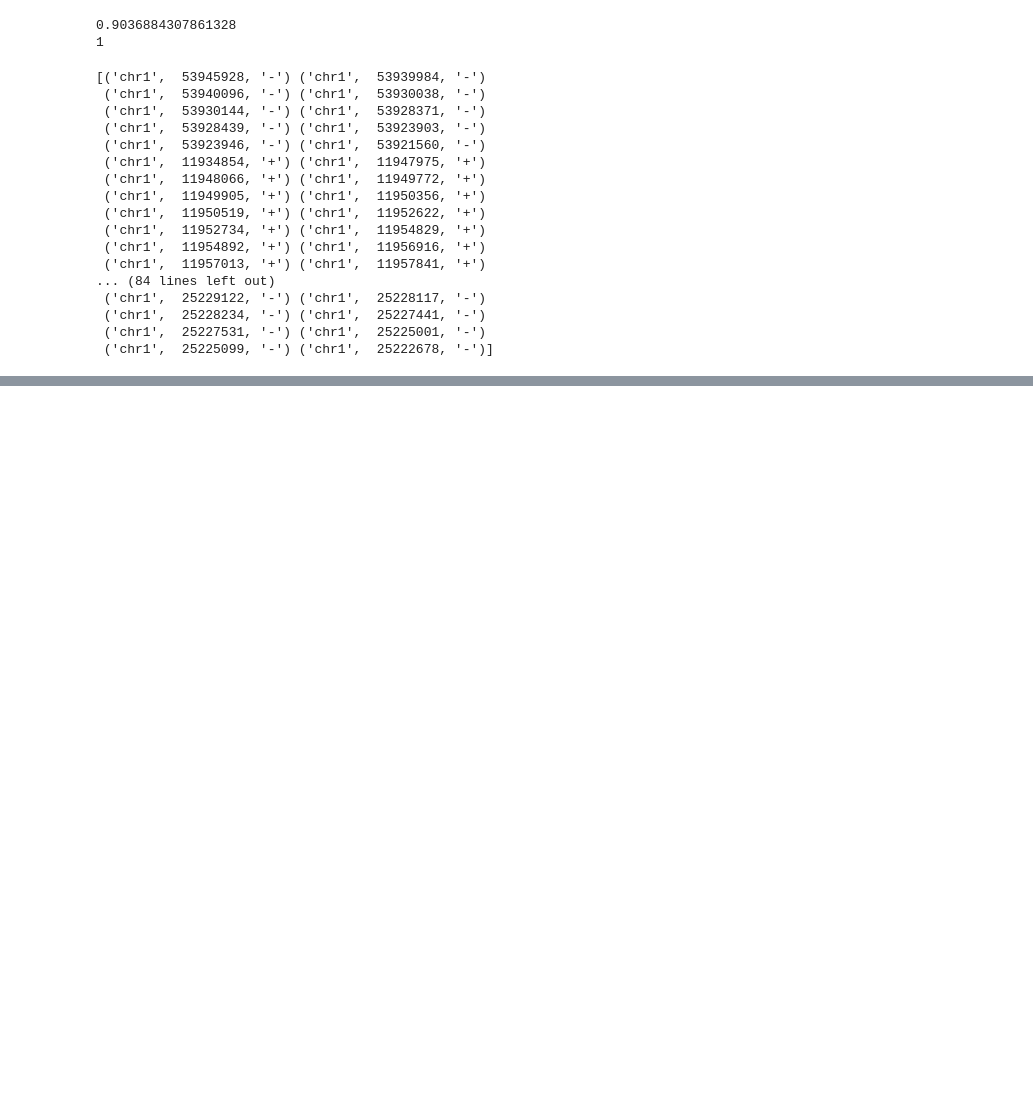
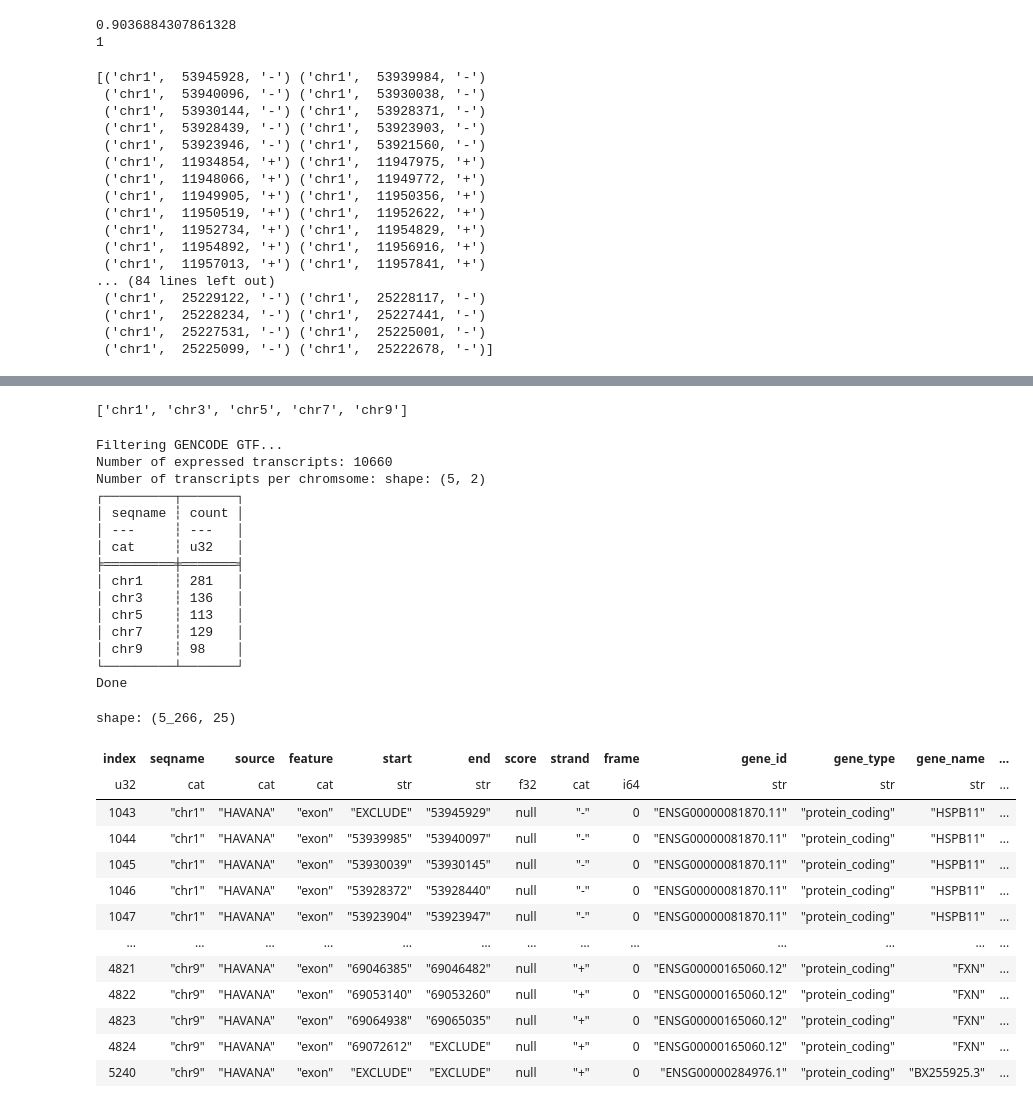
Before and after one commit to christian728504/splice-model-benchmark, a Jupyter notebook: notebooks/test.ipynb, the cells around one changed output, grey strips where cells are left out. Cells and saved outputs as stored; diff of their text form; code cells hidden in the pictures; blank space fills up the shorter version.

Commit message:
done updating evaluator code
running final analysis then cleaning up the repo

```diff
--- a/notebooks/test.ipynb
+++ b/notebooks/test.ipynb
@@ -200,0 +227,38 @@ print(splice_sites['metadata'][:200])
+# %%
+print([f"chr{i}" for i in range(1, 11, 2)])
+# %% [output]
+['chr1', 'chr3', 'chr5', 'chr7', 'chr9']
+# %%
+evaluator = SpliceAIEvaluator()
+sorted_df = evaluator._filter_gencode()
+display(sorted_df)
+# %% [output]
+Filtering GENCODE GTF...
+Number of expressed transcripts: 10660
+Number of transcripts per chromsome: shape: (5, 2)
+┌─────────┬───────┐
+│ seqname ┆ count │
+│ ---     ┆ ---   │
+│ cat     ┆ u32   │
+╞═════════╪═══════╡
+│ chr1    ┆ 281   │
+│ chr3    ┆ 136   │
+│ chr5    ┆ 113   │
+│ chr7    ┆ 129   │
+│ chr9    ┆ 98    │
+└─────────┴───────┘
+Done
+shape: (5_266, 25)
+| index | seqname | source | feature | start | end | score | strand | frame | gene_id | gene_type | gene_name | ... |
+| u32 | cat | cat | cat | str | str | f32 | cat | i64 | str | str | str | ... |
+| 1043 | "chr1" | "HAVANA" | "exon" | "EXCLUDE" | "53945929" | null | "-" | 0 | "ENSG00000081870.11" | "protein_coding" | "HSPB11" | ... |
+| 1044 | "chr1" | "HAVANA" | "exon" | "53939985" | "53940097" | null | "-" | 0 | "ENSG00000081870.11" | "protein_coding" | "HSPB11" | ... |
+| 1045 | "chr1" | "HAVANA" | "exon" | "53930039" | "53930145" | null | "-" | 0 | "ENSG00000081870.11" | "protein_coding" | "HSPB11" | ... |
+| 1046 | "chr1" | "HAVANA" | "exon" | "53928372" | "53928440" | null | "-" | 0 | "ENSG00000081870.11" | "protein_coding" | "HSPB11" | ... |
+| 1047 | "chr1" | "HAVANA" | "exon" | "53923904" | "53923947" | null | "-" | 0 | "ENSG00000081870.11" | "protein_coding" | "HSPB11" | ... |
+| … | … | … | … | … | … | … | … | … | … | … | … | ... |
+| 4821 | "chr9" | "HAVANA" | "exon" | "69046385" | "69046482" | null | "+" | 0 | "ENSG00000165060.12" | "protein_coding" | "FXN" | ... |
+| 4822 | "chr9" | "HAVANA" | "exon" | "69053140" | "69053260" | null | "+" | 0 | "ENSG00000165060.12" | "protein_coding" | "FXN" | ... |
+| 4823 | "chr9" | "HAVANA" | "exon" | "69064938" | "69065035" | null | "+" | 0 | "ENSG00000165060.12" | "protein_coding" | "FXN" | ... |
+| 4824 | "chr9" | "HAVANA" | "exon" | "69072612" | "EXCLUDE" | null | "+" | 0 | "ENSG00000165060.12" | "protein_coding" | "FXN" | ... |
+| 5240 | "chr9" | "HAVANA" | "exon" | "EXCLUDE" | "EXCLUDE" | null | "+" | 0 | "ENSG00000284976.1" | "protein_coding" | "BX255925.3" | ... |
```
Also changed, not shown: parts of 5 cells of this notebook, 19 other files.
